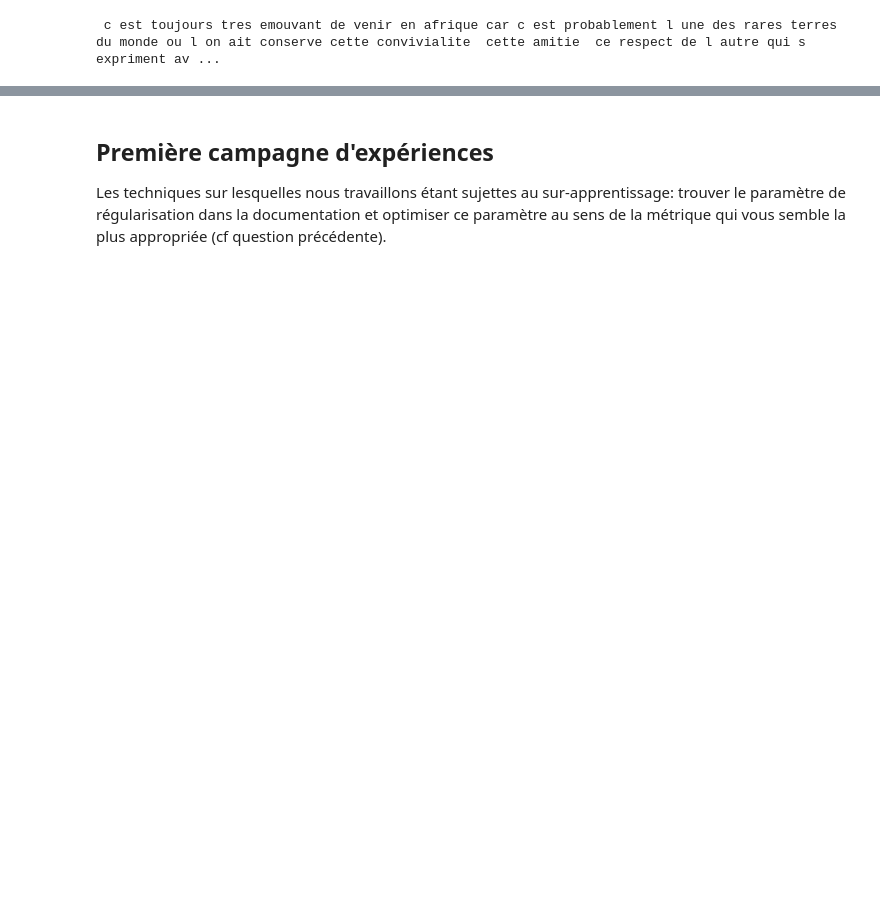
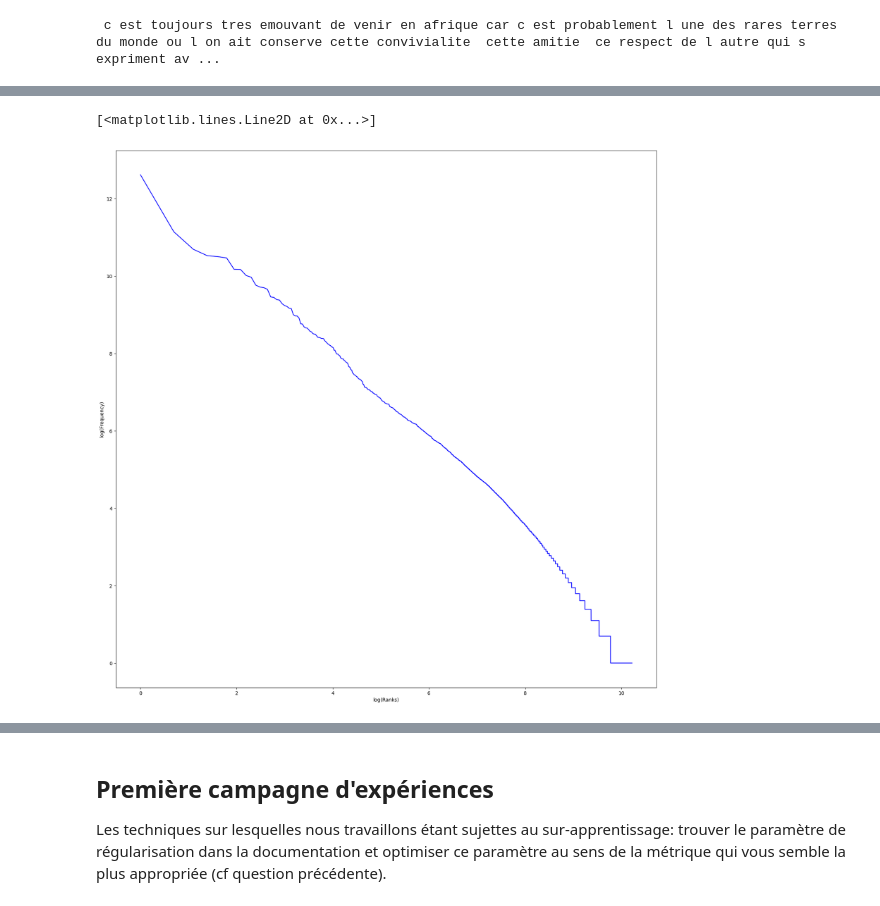
Before and after one commit to lucagortana/NLP-project, a Jupyter notebook: NLP_speech_project.ipynb, the cells around one changed output, grey strips where cells are left out. Saved outputs shown, nothing was run; the diff lists cells and outputs as text; code cells hidden in the pictures; blank space fills up the shorter version.

```diff
--- a/NLP_speech_project.ipynb
+++ b/NLP_speech_project.ipynb
@@ -218,0 +261,27 @@ Quelle performances attendrent? Quels sont les avantages et les inconvénients d
+# %%
+import operator as op
+
+rank = 1
+column_header = ['Rank', 'Frequency', 'Frequency * Rank']
+
+df_train = pd.DataFrame(columns = column_header)
+collection_train = sorted(freq_train_.items(), key=op.itemgetter(1), reverse = True)
+
+df_test = pd.DataFrame(columns = column_header)
+collection_test = sorted(freq_test_.items(), key=op.itemgetter(1), reverse = True)
+
+for w, f in collection_train:
+    df_train.loc[w] = [rank, f, rank*f]
+    rank = rank + 1
+
+for w, f in collection_test:
+    df_test.loc[w] = [rank, f, rank*f]
+    rank = rank + 1
+
+plt.figure(figsize=(20,20))
+plt.ylabel("log(Frequency)")
+plt.xlabel("log(Ranks)")
+plt.plot(np.log(df_train.loc[:,'Rank']),np.log(df_train.loc[:,'Frequency']), 'b')
+# %% [output]
+[<matplotlib.lines.Line2D at 0x...>]
+[figure, added]
```
Also changed, not shown: parts of 28 cells of this notebook.
